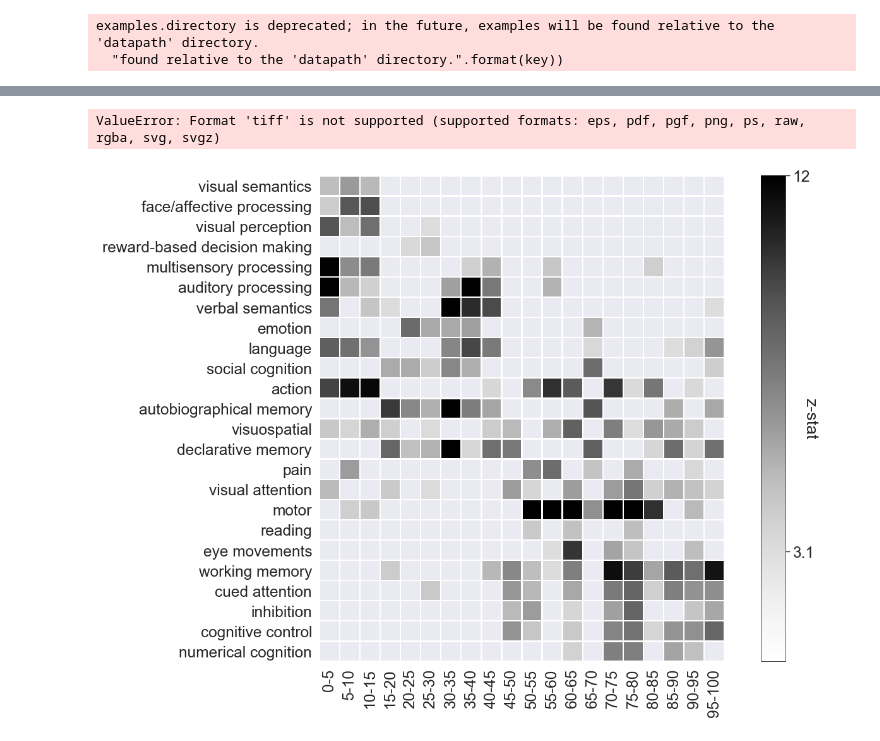
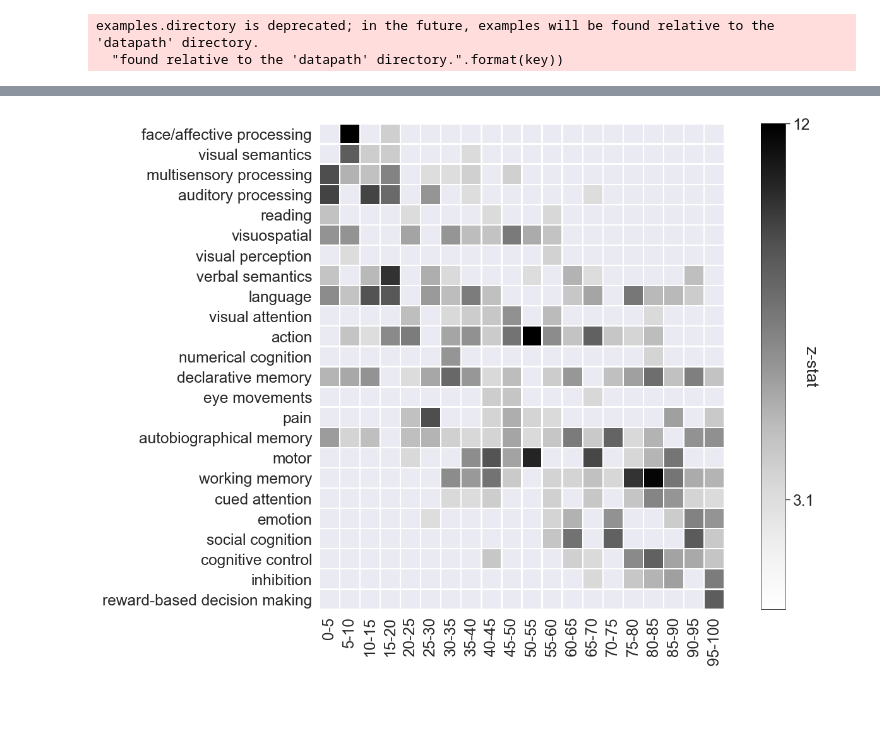
Before and after one commit to Changwen-Wu/Cognition_Decoding, a Jupyter notebook: 05_metaanalysis_neurosynth_myanalysis-Copy2.ipynb, the cells around one changed output, grey strips where cells are left out. Cells and saved outputs as stored; diff of their text form; code cells hidden in the pictures; blank space fills up the shorter version.

```diff
--- a/05_metaanalysis_neurosynth_myanalysis-Copy2.ipynb
+++ b/05_metaanalysis_neurosynth_myanalysis-Copy2.ipynb
@@ -23,12 +23,12 @@ def getOrder(d, thr):
     return heatmapOrder
 # %%
 # # Create a new Dataset instance
-# dataset = Dataset('database_feb_2015/database.txt')
-# # Add some features
-# dataset.add_features('database_feb_2015/features.txt')
-# dataset.save('database_feb_2015/dataset.pkl')
+dataset = Dataset('database_feb_2015/database.txt')
+# Add some features
+dataset.add_features('database_feb_2015/features.txt')
+dataset.save('database_feb_2015/dataset.pkl')
 #dataset
 #OR
 # Import neurosynth database:
-pickled_dataset='database_feb_2015/dataset.pkl'
-dataset=Dataset.load(pickled_dataset)
+# pickled_dataset='database_feb_2015/dataset.pkl'
+# dataset=Dataset.load(pickled_dataset)
@@ -67,34 +137,33 @@ thr = 3.1
 vmin = 5
 vmax = 12
 
 tot = 5
-data = decoder.decode([str('Bins/Degree_%02d.nii' % (i))
+data = decoder.decode([str('E:/test/Bins_Resampled_2mm/SDI_bin%02d.nii' % (i))
                        for i in range(1,21)],save='decoding_results.txt')
 #data = decoder.decode([str('../Margulies_paper_code/NeuroanatomyAndConnectivity-gradient_analysis-5b2ac63/gradient_data/masks/volume_%02d_%02d.nii.gz' % (i * tot, (i * tot) + tot))
                      #  for i in range(0,100/tot)], save='decoding_results_Margulies.txt')
 df = []
 df = data.copy()
 newnames = []
 [newnames.append(('%s-%s' % (str(i * tot), str((i*tot) + tot)))) for i in range(0,len(df.columns))]
 df.columns = newnames
 df[df<thr] = 0
 heatmapOrder = getOrder(np.array(df), thr)
 
 sns.set(context="paper", font="sans-serif", font_scale=2)
 f, (ax1) = plt.subplots(nrows=1,ncols=1,figsize=(15, 10), sharey=True)
 plotData = df.reindex(df.index[heatmapOrder])
 cax = sns.heatmap(plotData, linewidths=1, square=True, cmap='Greys', robust=False,
             ax=ax1, vmin=0.5, vmax=vmax, mask=plotData == 0)
 #sns.axlabel('Percentile along gradient', 'NeuroSynth topics terms')
 cbar = cax.collections[0].colorbar
 cbar.set_label('z-stat', rotation=270)
 cbar.set_ticks(ticks=[thr,vmax])
 cbar.set_ticklabels(ticklabels=[thr,vmax])
 cbar.outline.set_edgecolor('black')
 cbar.outline.set_linewidth(0.5)
 
 plt.draw()
-f.savefig('degree_5_100.neurosynth.svg', format='svg')
+f.savefig('SDI_5_100.neurosynth.svg', format='svg')
 # %% [output]
-ValueError: Format 'tiff' is not supported (supported formats: eps, pdf, pgf, png, ps, raw, rgba, svg, svgz)
-[figure, old version]
+[figure, new version]
```
Also changed, not shown: parts of 3 cells of this notebook.
